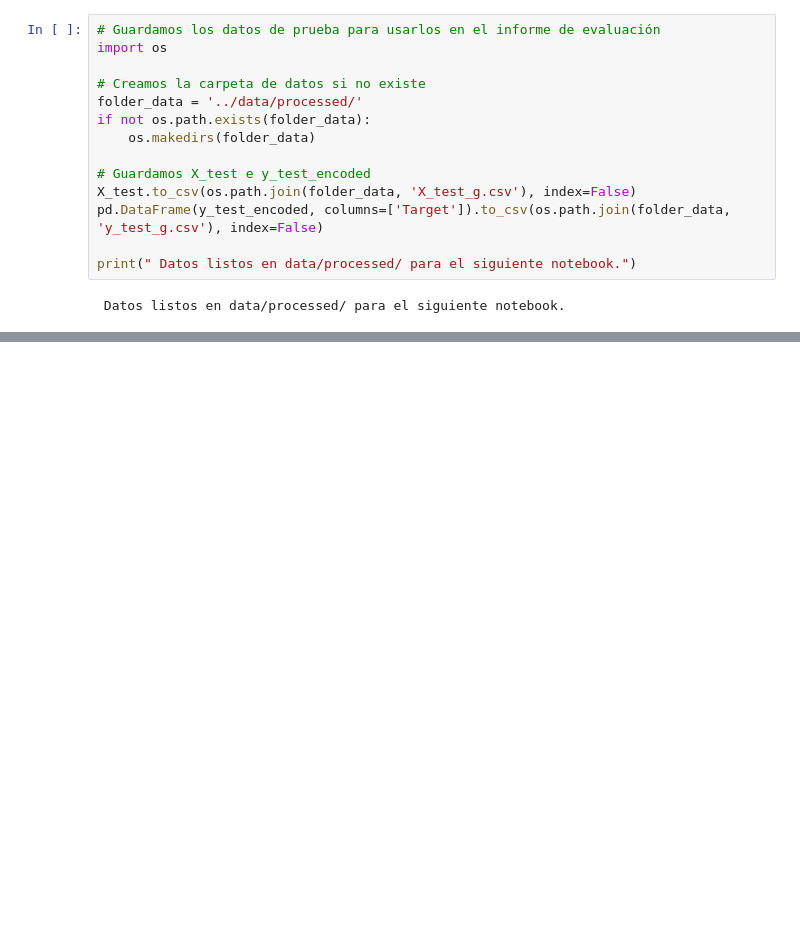
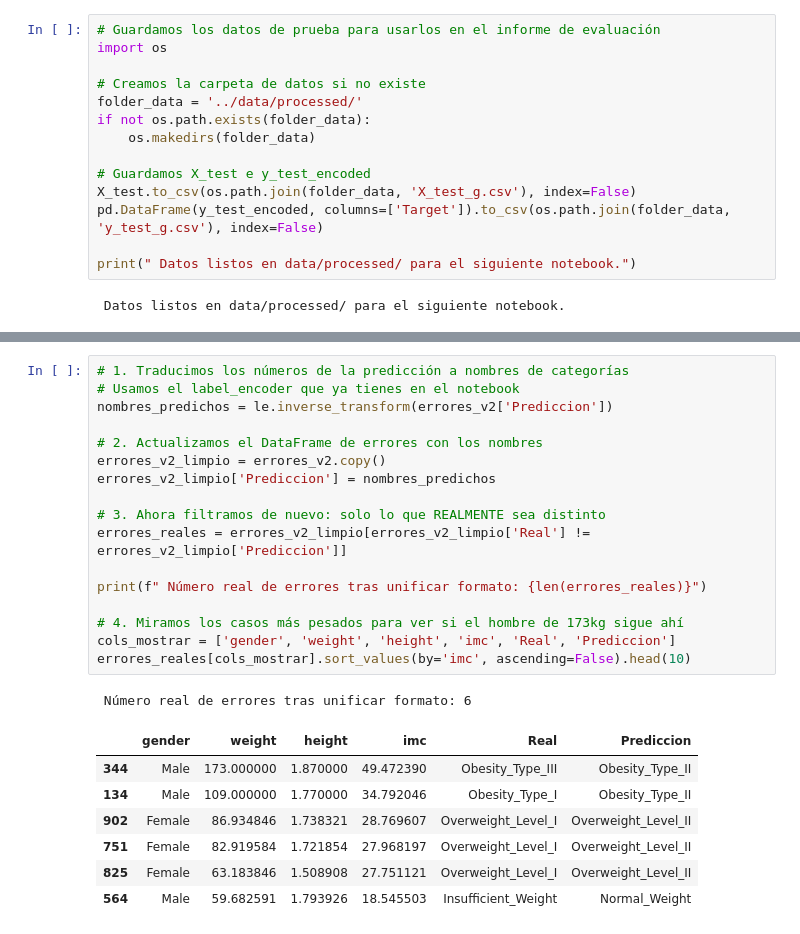
Before and after one commit to Bootcamp-IA-P6/p7_g1_multiclase, a Jupyter notebook: notebooks/entrenamiento_modelo_g.ipynb, the cells around one changed output, grey strips where cells are left out. Saved outputs shown, nothing was run; the diff lists cells and outputs as text; blank space fills up the shorter version.

```diff
--- a/notebooks/entrenamiento_modelo_g.ipynb
+++ b/notebooks/entrenamiento_modelo_g.ipynb
@@ -394,0 +432,26 @@ print(" Datos listos en data/processed/ para el siguiente notebook.")
+# %%
+# 1. Traducimos los números de la predicción a nombres de categorías
+# Usamos el label_encoder que ya tienes en el notebook
+nombres_predichos = le.inverse_transform(errores_v2['Prediccion'])
+
+# 2. Actualizamos el DataFrame de errores con los nombres
+errores_v2_limpio = errores_v2.copy()
+errores_v2_limpio['Prediccion'] = nombres_predichos
+
+# 3. Ahora filtramos de nuevo: solo lo que REALMENTE sea distinto
+errores_reales = errores_v2_limpio[errores_v2_limpio['Real'] != errores_v2_limpio['Prediccion']]
+
+print(f" Número real de errores tras unificar formato: {len(errores_reales)}")
+
+# 4. Miramos los casos más pesados para ver si el hombre de 173kg sigue ahí
+cols_mostrar = ['gender', 'weight', 'height', 'imc', 'Real', 'Prediccion']
+errores_reales[cols_mostrar].sort_values(by='imc', ascending=False).head(10)
+# %% [output]
+ Número real de errores tras unificar formato: 6
+|  | gender | weight | height | imc | Real | Prediccion |
+| 344 | Male | 173.000000 | 1.870000 | 49.472390 | Obesity_Type_III | Obesity_Type_II |
+| 134 | Male | 109.000000 | 1.770000 | 34.792046 | Obesity_Type_I | Obesity_Type_II |
+| 902 | Female | 86.934846 | 1.738321 | 28.769607 | Overweight_Level_I | Overweight_Level_II |
+| 751 | Female | 82.919584 | 1.721854 | 27.968197 | Overweight_Level_I | Overweight_Level_II |
+| 825 | Female | 63.183846 | 1.508908 | 27.751121 | Overweight_Level_I | Overweight_Level_II |
+| 564 | Male | 59.682591 | 1.793926 | 18.545503 | Insufficient_Weight | Normal_Weight |
```
Also changed, not shown: parts of 14 cells of this notebook, 2 other files.
